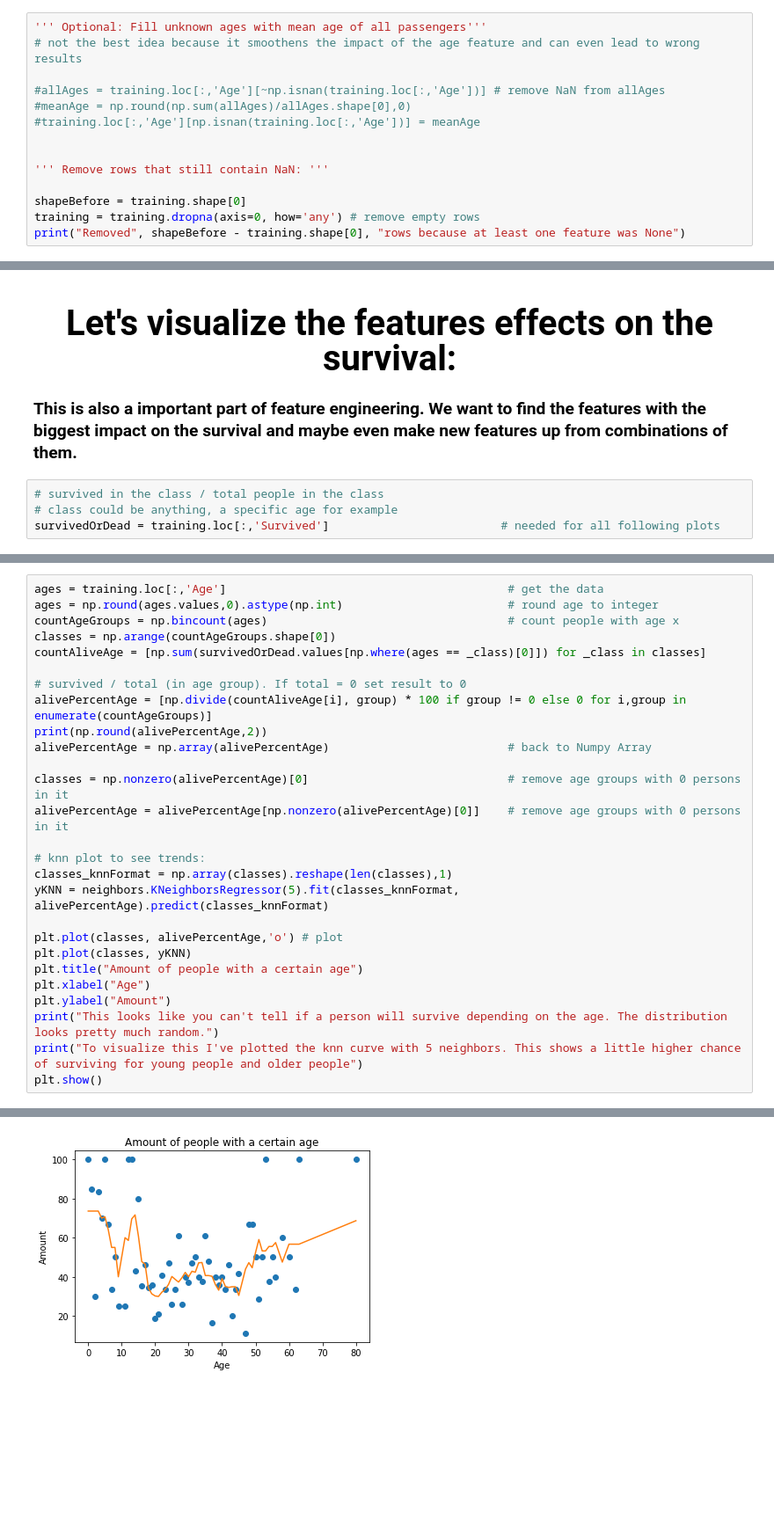
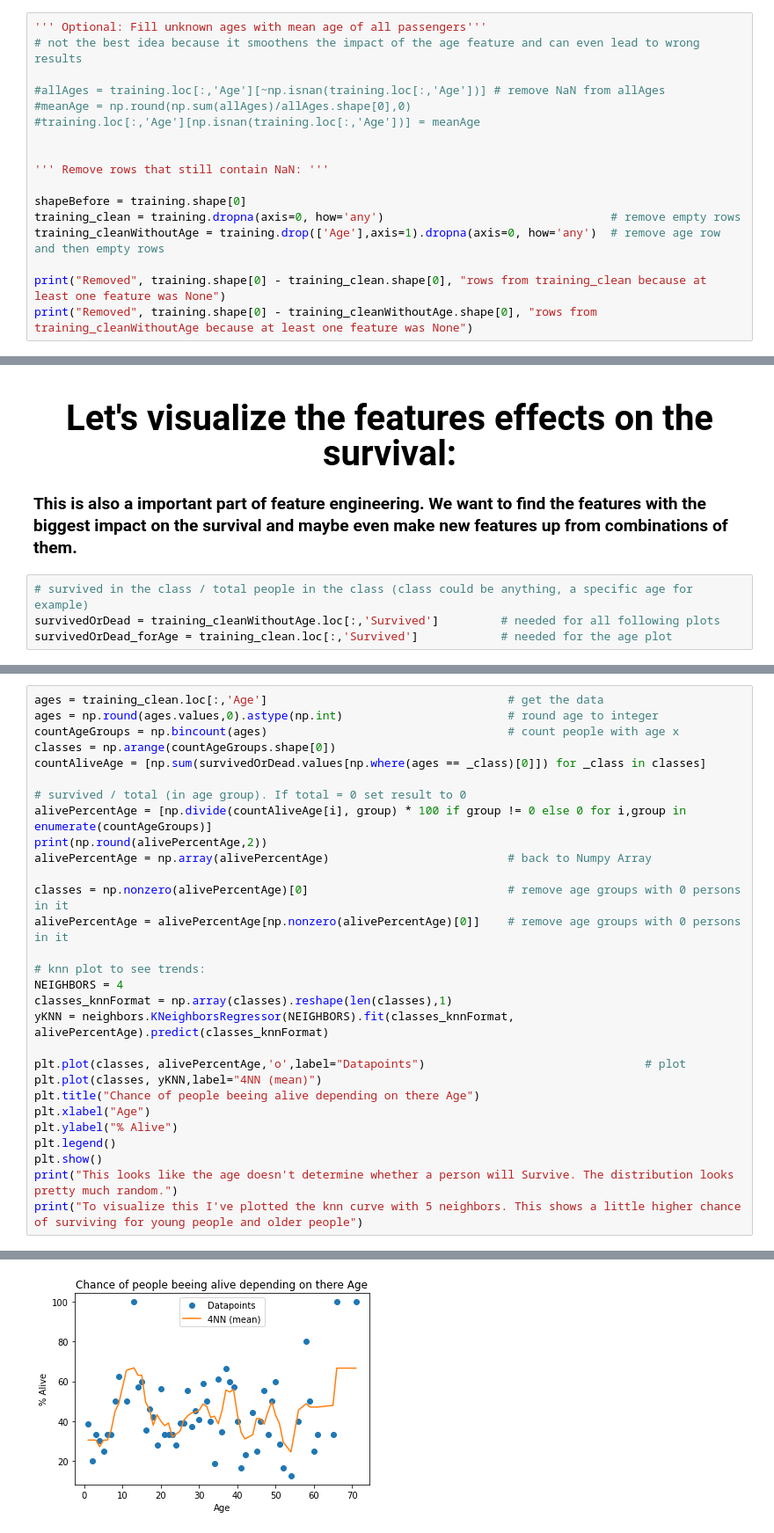
Before and after one commit to BastiQ/Kaggle_titanic, a Jupyter notebook: FeatureEngineering.ipynb, the cells around one changed output, grey strips where cells are left out. Shown at 88% size. Saved outputs shown, nothing was run; the diff lists cells and outputs as text; blank space fills up the shorter version.

Commit message:
Finished Initial Feature Engineering
You can see which data is relevant for the survival and how to clean it properly for training.

```diff
--- a/FeatureEngineering.ipynb
+++ b/FeatureEngineering.ipynb
@@ -207,6 +214,9 @@ Can be filled up kind of properly. But this costs alot of effort so for now i wi
 ''' Remove rows that still contain NaN: '''
 
 shapeBefore = training.shape[0]
-training = training.dropna(axis=0, how='any') # remove empty rows
-print("Removed", shapeBefore - training.shape[0], "rows because at least one feature was None")
+training_clean = training.dropna(axis=0, how='any')                                 # remove empty rows
+training_cleanWithoutAge = training.drop(['Age'],axis=1).dropna(axis=0, how='any')  # remove age row and then empty rows
+
+print("Removed", training.shape[0] - training_clean.shape[0], "rows from training_clean because at least one feature was None")
+print("Removed", training.shape[0] - training_cleanWithoutAge.shape[0], "rows from training_cleanWithoutAge because at least one feature was None")
 # %% [output]
@@ -215,7 +226,7 @@ Removed 179 rows because at least one feature was None
 <center><h1 style=font-size:40px> Let's visualize the features effects on the survival:</h1></center>
 <h3>This is also a important part of feature engineering. We want to find the features with the biggest impact on the survival and maybe even make new features up from combinations of them.</h3>
 # %%
-# survived in the class / total people in the class
-# class could be anything, a specific age for example
-survivedOrDead = training.loc[:,'Survived']                         # needed for all following plots
+# survived in the class / total people in the class (class could be anything, a specific age for example)
+survivedOrDead = training_cleanWithoutAge.loc[:,'Survived']         # needed for all following plots
+survivedOrDead_forAge = training_clean.loc[:,'Survived']            # needed for the age plot
 # %%
@@ -256,5 +267,5 @@ plt.show()
 # %%
-ages = training.loc[:,'Age']                                         # get the data
+ages = training_clean.loc[:,'Age']                                   # get the data
 ages = np.round(ages.values,0).astype(np.int)                        # round age to integer
 countAgeGroups = np.bincount(ages)                                   # count people with age x
 classes = np.arange(countAgeGroups.shape[0])
@@ -269,15 +280,17 @@ classes = np.nonzero(alivePercentAge)[0]                             # remove ag
 alivePercentAge = alivePercentAge[np.nonzero(alivePercentAge)[0]]    # remove age groups with 0 persons in it
 
 # knn plot to see trends:
+NEIGHBORS = 4
 classes_knnFormat = np.array(classes).reshape(len(classes),1)
-yKNN = neighbors.KNeighborsRegressor(5).fit(classes_knnFormat, alivePercentAge).predict(classes_knnFormat)
+yKNN = neighbors.KNeighborsRegressor(NEIGHBORS).fit(classes_knnFormat, alivePercentAge).predict(classes_knnFormat)
 
-plt.plot(classes, alivePercentAge,'o') # plot
-plt.plot(classes, yKNN)
-plt.title("Amount of people with a certain age")
+plt.plot(classes, alivePercentAge,'o',label="Datapoints")                                # plot
+plt.plot(classes, yKNN,label="4NN (mean)")
+plt.title("Chance of people beeing alive depending on there Age")
 plt.xlabel("Age")
-plt.ylabel("Amount")
-print("This looks like you can't tell if a person will survive depending on the age. The distribution looks pretty much random.")
+plt.ylabel("% Alive")
+plt.legend()
+plt.show()
+print("This looks like the age doesn't determine whether a person will Survive. The distribution looks pretty much random.")
 print("To visualize this I've plotted the knn curve with 5 neighbors. This shows a little higher chance of surviving for young people and older people")
-plt.show()
 # %% [output]
@@ -295 +306 @@ To visualize this I've plotted the knn curve with 5 neighbors. This shows a litt
-[figure, old version]
+[figure, new version]
```
Also changed, not shown: parts of 16 cells of this notebook.
